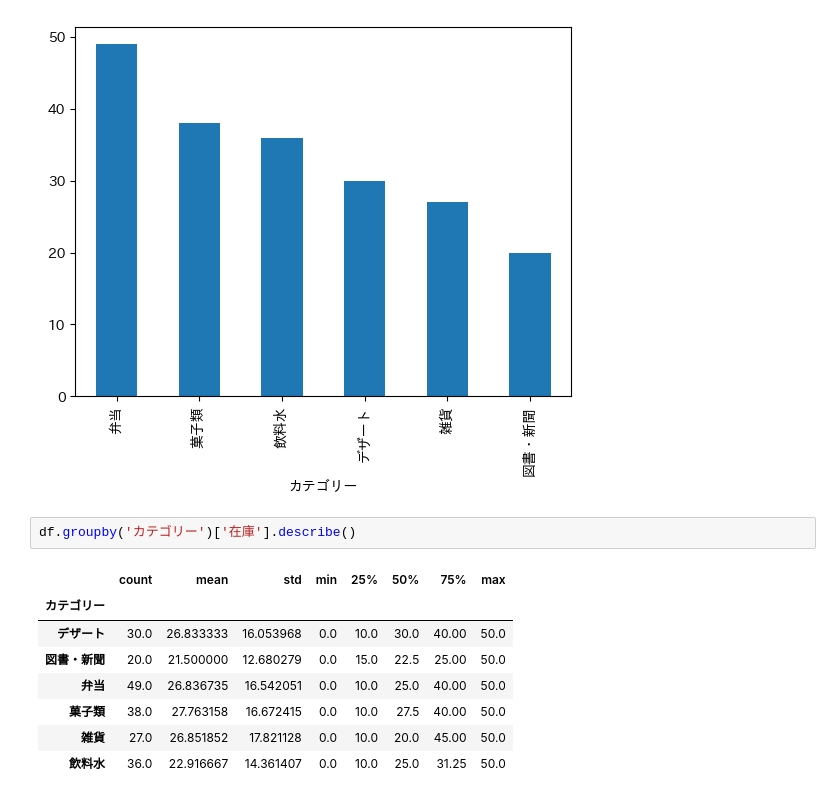
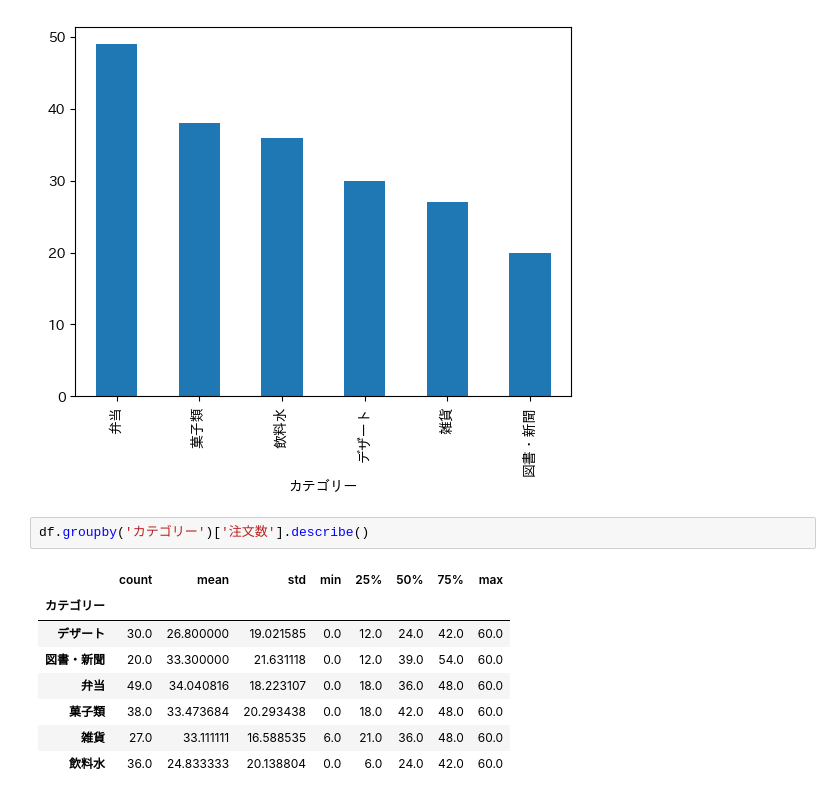
Before and after one commit to myzk1010/data-analysis-basic-kadai, a Jupyter notebook: kadai_007/kadai7.ipynb, the cells around one changed output. Drawn from its saved outputs; the diff is of its cells as text.

```diff
--- a/kadai_007/kadai7.ipynb
+++ b/kadai_007/kadai7.ipynb
@@ -54,13 +54,13 @@ plt.show()
 # %% [output]
 [figure]
 # %%
-df.groupby('カテゴリー')['在庫'].describe()
+df.groupby('カテゴリー')['注文数'].describe()
 # %% [output]
 |  | count | mean | std | min | 25% | 50% | 75% | max |
 | カテゴリー |  |  |  |  |  |  |  |  |
-| デザート | 30.0 | 26.833333 | 16.053968 | 0.0 | 10.0 | 30.0 | 40.00 | 50.0 |
-| 図書・新聞 | 20.0 | 21.500000 | 12.680279 | 0.0 | 15.0 | 22.5 | 25.00 | 50.0 |
-| 弁当 | 49.0 | 26.836735 | 16.542051 | 0.0 | 10.0 | 25.0 | 40.00 | 50.0 |
-| 菓子類 | 38.0 | 27.763158 | 16.672415 | 0.0 | 10.0 | 27.5 | 40.00 | 50.0 |
-| 雑貨 | 27.0 | 26.851852 | 17.821128 | 0.0 | 10.0 | 20.0 | 45.00 | 50.0 |
-| 飲料水 | 36.0 | 22.916667 | 14.361407 | 0.0 | 10.0 | 25.0 | 31.25 | 50.0 |
+| デザート | 30.0 | 26.800000 | 19.021585 | 0.0 | 12.0 | 24.0 | 42.0 | 60.0 |
+| 図書・新聞 | 20.0 | 33.300000 | 21.631118 | 0.0 | 12.0 | 39.0 | 54.0 | 60.0 |
+| 弁当 | 49.0 | 34.040816 | 18.223107 | 0.0 | 18.0 | 36.0 | 48.0 | 60.0 |
+| 菓子類 | 38.0 | 33.473684 | 20.293438 | 0.0 | 18.0 | 42.0 | 48.0 | 60.0 |
+| 雑貨 | 27.0 | 33.111111 | 16.588535 | 6.0 | 21.0 | 36.0 | 48.0 | 60.0 |
+| 飲料水 | 36.0 | 24.833333 | 20.138804 | 0.0 | 6.0 | 24.0 | 42.0 | 60.0 |
```
